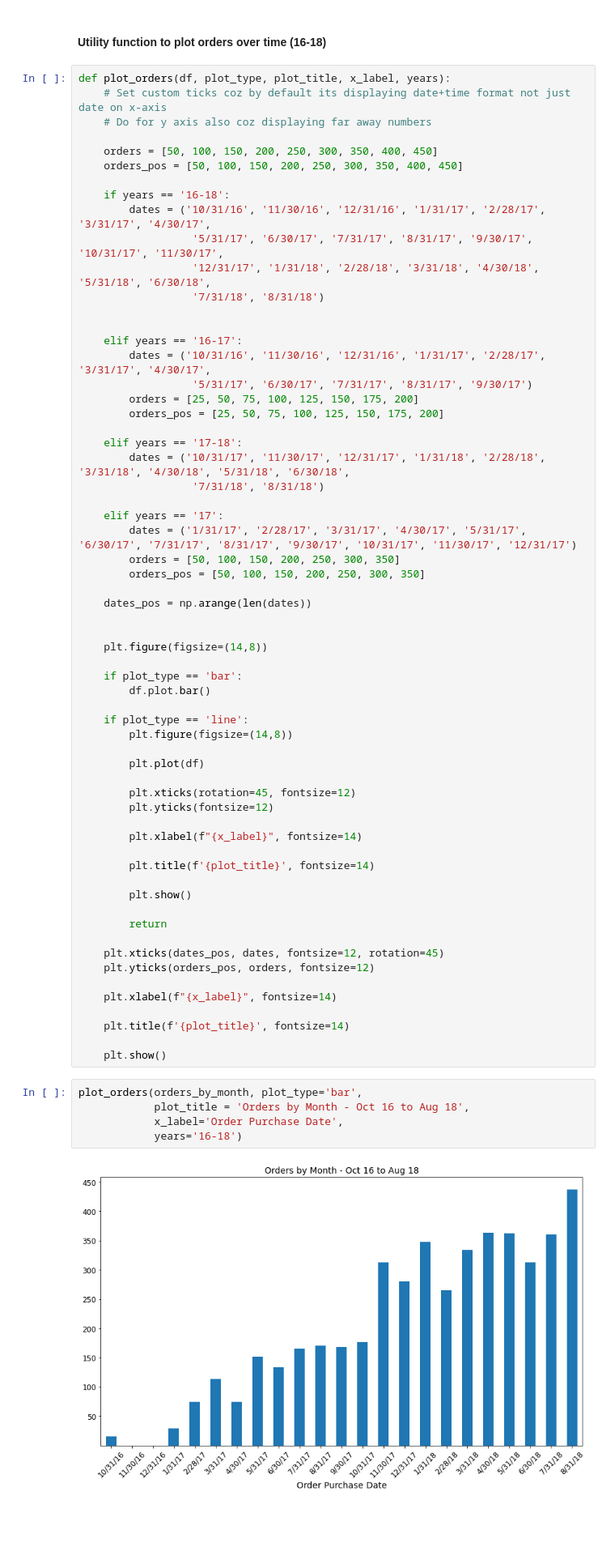
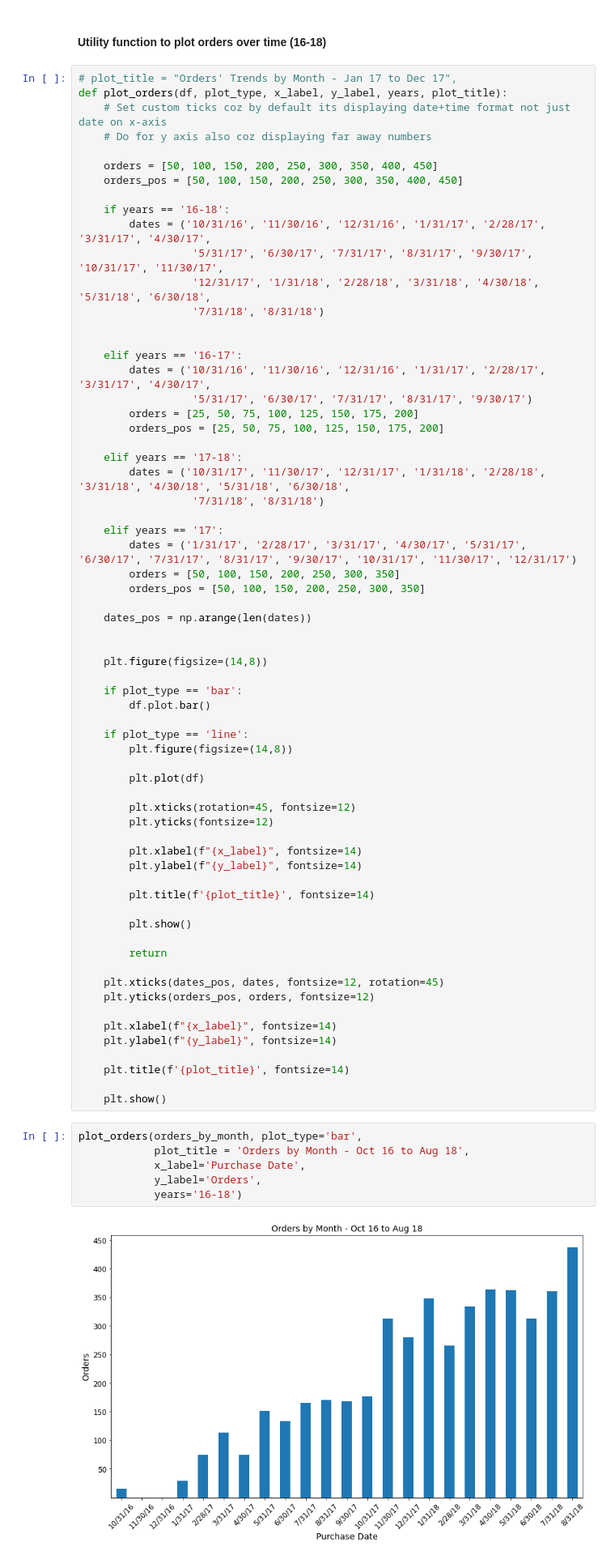
Before and after one commit to salma-shaik/brazilian_e-commerce_dataset_analysis, a Jupyter notebook: features_datasetsplits_ini_viz.ipynb, the cells around one changed output. Shown at 81% size. Saved outputs shown, nothing was run; the diff lists cells and outputs as text; blank space fills up the shorter version.

Commit message:
added y label; fixed decimal issue with y ticks

```diff
--- a/features_datasetsplits_ini_viz.ipynb
+++ b/features_datasetsplits_ini_viz.ipynb
@@ -211,7 +211,8 @@ Name: order_id, dtype: int64
 # %% [markdown]
 #### Utility function to plot orders over time (16-18)
 # %%
-def plot_orders(df, plot_type, plot_title, x_label, years):
+# plot_title = "Orders' Trends by Month - Jan 17 to Dec 17",
+def plot_orders(df, plot_type, x_label, y_label, years, plot_title):
     # Set custom ticks coz by default its displaying date+time format not just date on x-axis
     # Do for y axis also coz displaying far away numbers
 
@@ -257,6 +258,7 @@ def plot_orders(df, plot_type, plot_title, x_label, years):
         plt.yticks(fontsize=12)
 
         plt.xlabel(f"{x_label}", fontsize=14)
+        plt.ylabel(f"{y_label}", fontsize=14)
 
         plt.title(f'{plot_title}', fontsize=14)
 
@@ -268,6 +270,7 @@ def plot_orders(df, plot_type, plot_title, x_label, years):
     plt.yticks(orders_pos, orders, fontsize=12)
 
     plt.xlabel(f"{x_label}", fontsize=14)
+    plt.ylabel(f"{y_label}", fontsize=14)
 
     plt.title(f'{plot_title}', fontsize=14)
 
@@ -275,10 +278,11 @@ def plot_orders(df, plot_type, plot_title, x_label, years):
 # %%
 plot_orders(orders_by_month, plot_type='bar',
             plot_title = 'Orders by Month - Oct 16 to Aug 18',
-            x_label='Order Purchase Date',
+            x_label='Purchase Date',
+            y_label='Orders',
             years='16-18')
 # %% [output]
-[figure, old version]
+[figure, new version]
 # %%
 plot_orders(orders_by_month, plot_type='line',
             plot_title = 'Trend of orders from Oct 16 - Aug 18',
```
Also changed, not shown: parts of 19 cells of this notebook.
